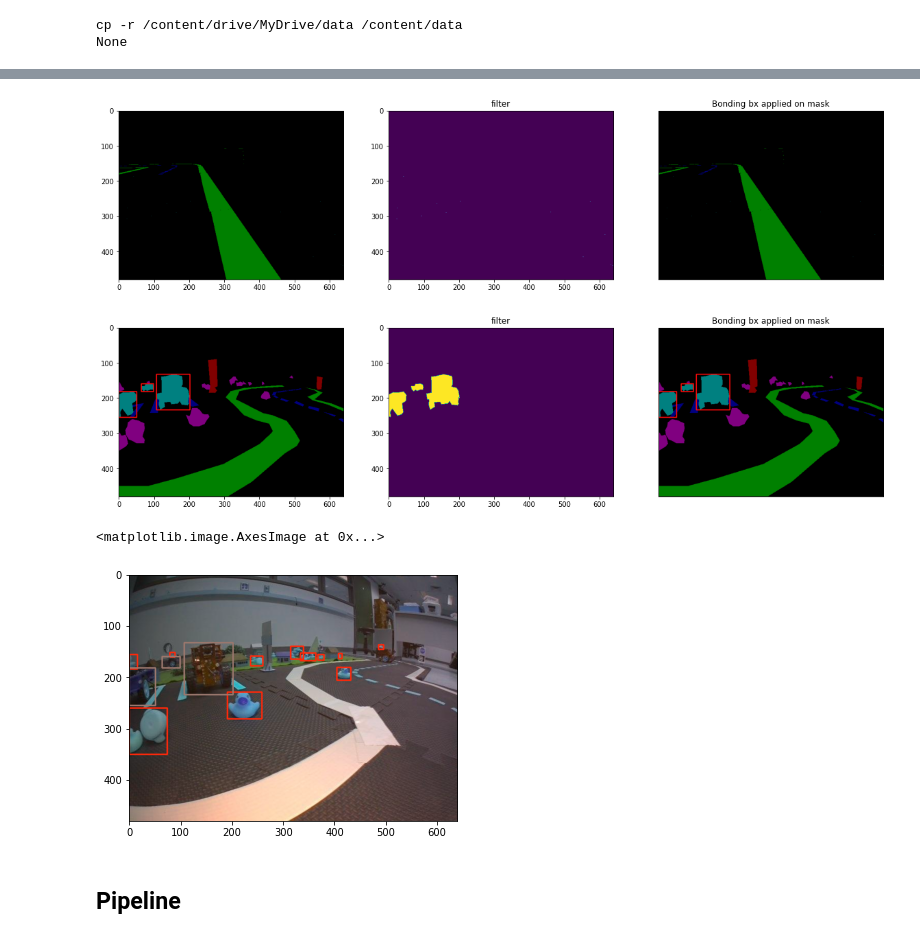
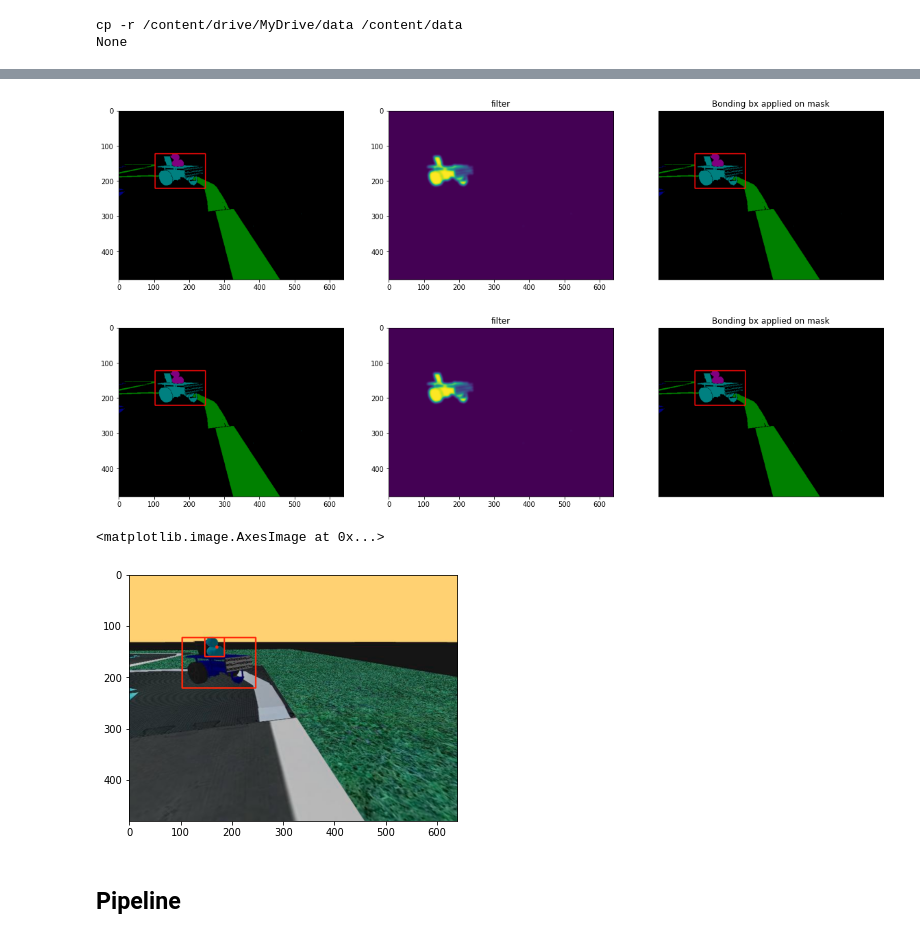
Before and after one commit to guthi1/mooc-exercises, a Jupyter notebook: project/solution/dev/dataset_converter.ipynb, the cells around one changed output, grey strips where cells are left out. Cells and saved outputs as stored; diff of their text form; code cells hidden in the pictures.

Commit message:
Fix flikering

```diff
--- a/project/solution/dev/dataset_converter.ipynb
+++ b/project/solution/dev/dataset_converter.ipynb
@@ -53,10 +68,10 @@ None
 # %%
-img_ori = cv2.imread('/content/data/dt_real_voc_test/JPEGImages/left0129.jpg')
+img_ori = cv2.imread('/content/data/dt_sim_voc_val/JPEGImages/1866.jpg')
 # %%
 from matplotlib import pyplot as plt
 import numpy as np
 
-imgbgr = cv2.imread('/content/data/dt_real_voc_test/SegmentationClassPNG/left0129.png')
+imgbgr = cv2.imread('/content/data/dt_sim_voc_val/SegmentationClassPNG/1866.png')
 
 # Find duckie
 yellow_lower_hsv = np.array([15, 0, 100])
@@ -88,10 +103,15 @@ ax3.set_title('Bonding bx applied on mask'), ax3.set_xticks([]), ax3.set_yticks(
 # %%
-imgbgr = cv2.imread('/content/data/dt_sim_voc_val/SegmentationClassPNG/10.png')
+imgbgr = cv2.imread('/content/data/dt_sim_voc_val/SegmentationClassPNG/1866.png')
+
 
 # Find robot
 yellow_lower_hsv = np.array([0, 125, 125])
 yellow_upper_hsv = np.array([1, 130, 130])
 mask_yellow = cv2.inRange(imgbgr, yellow_lower_hsv, yellow_upper_hsv)
+# Remove flikering from the syntetic images
+sigma = 3 # CHANGE ME
+mask_yellow = cv2.GaussianBlur(mask_yellow,(0,0), sigma)
+
 
 contours, hierarchy = cv2.findContours(mask_yellow, 1, 2)
 result = imgbgr
@@ -100,7 +120,7 @@ for cnt in contours:
     x,y,w,h = cv2.boundingRect(cnt)
     # Remove noise
     area = ((x+w)-(x-w)) * ((y+h)-(y-h))
-    if area > 10:
+    if area > 1500:
         result = cv2.rectangle(result, (x,y), (x+w,y+h), (255,10,10), 2)
 
 fig = plt.figure(figsize = (20,10))
@@ -115,47 +135,51 @@ ax3 = fig.add_subplot(1,3,3)
 ax3.imshow(result)
 ax3.set_title('Bonding bx applied on mask'), ax3.set_xticks([]), ax3.set_yticks([]);
 # %% [output]
-[figure, old version]
+[figure, new version]
 # %%
-imgbgr = cv2.imread('/content/data/dt_real_voc_test/SegmentationClassPNG/left0129.png')
+imgbgr = cv2.imread('/content/data/dt_sim_voc_val/SegmentationClassPNG/1866.png')
 
 # Find robot
 yellow_lower_hsv = np.array([0, 125, 125])
 yellow_upper_hsv = np.array([1, 130, 130])
 mask_yellow = cv2.inRange(imgbgr, yellow_lower_hsv, yellow_upper_hsv)
+# Remove flikering from the syntetic images
+sigma = 3 # CHANGE ME
+mask_yellow = cv2.GaussianBlur(mask_yellow,(0,0), sigma)
+
 
 contours, hierarchy = cv2.findContours(mask_yellow, 1, 2)
 result = imgbgr
 
 for cnt in contours:
     x,y,w,h = cv2.boundingRect(cnt)
     # Remove noise
     area = ((x+w)-(x-w)) * ((y+h)-(y-h))
-    if area > 10:
+    if area > 1500:
         result = cv2.rectangle(result, (x,y), (x+w,y+h), (255,10,10), 2)
-        img_ori = cv2.rectangle(img_ori, (x,y), (x+w,y+h), (155,120,110), 2)
+        img_ori = cv2.rectangle(img_ori, (x,y), (x+w,y+h), (255,40,10), 2)
 
 
 fig = plt.figure(figsize = (20,10))
 ax1 = fig.add_subplot(1,3,1)
 ax1.imshow(imgbgr)
 
 ax3 = fig.add_subplot(1,3,2)
 ax3.imshow(mask_yellow)
 ax3.set_title('filter')
 
 ax3 = fig.add_subplot(1,3,3)
 ax3.imshow(result)
 ax3.set_title('Bonding bx applied on mask'), ax3.set_xticks([]), ax3.set_yticks([]);
 # %% [output]
-[figure, old version]
+[figure, new version]
 # %%
 fig = plt.figure(figsize = (20,10))
 ax1 = fig.add_subplot(1,3,1)
 ax1.imshow(img_ori)
 # %% [output]
 <matplotlib.image.AxesImage at 0x...>
-[figure, old version]
+[figure, new version]
 # %% [markdown]
 ## Pipeline
 # %%
```
Also changed, not shown: parts of 13 cells of this notebook.
